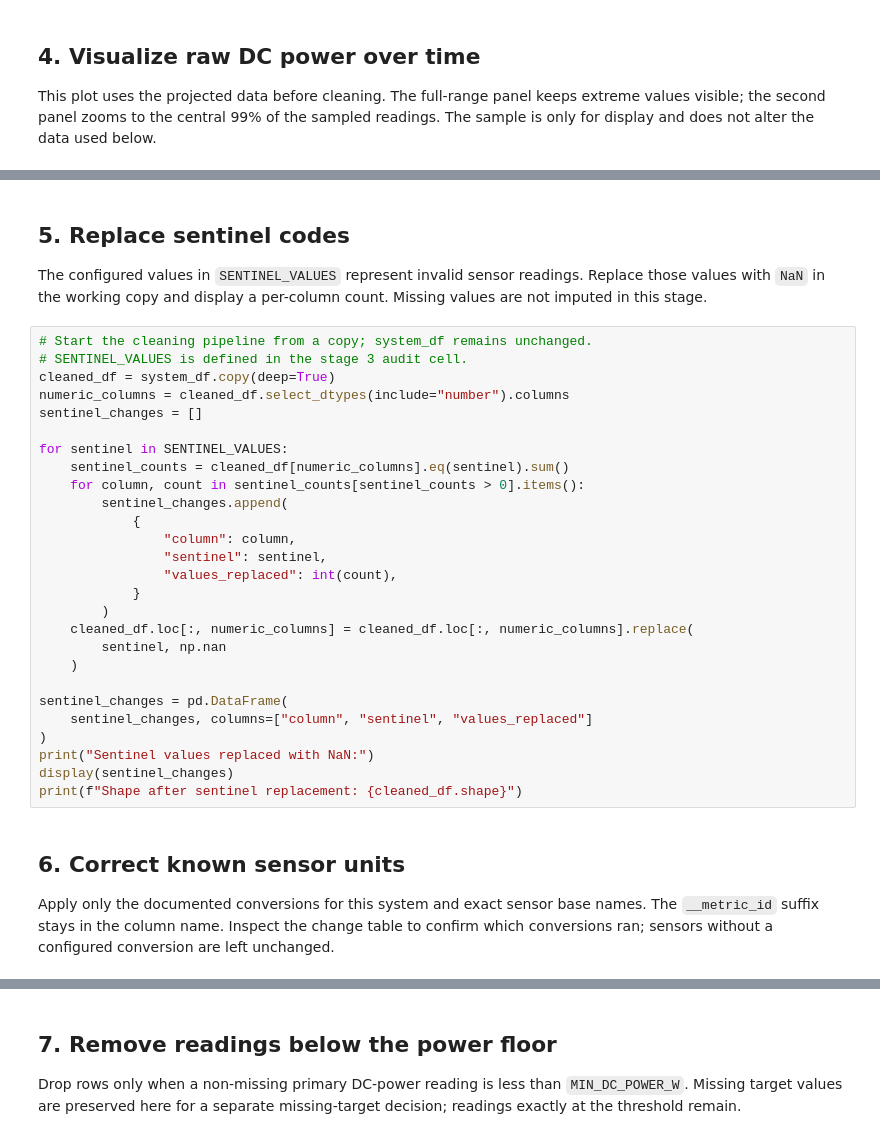
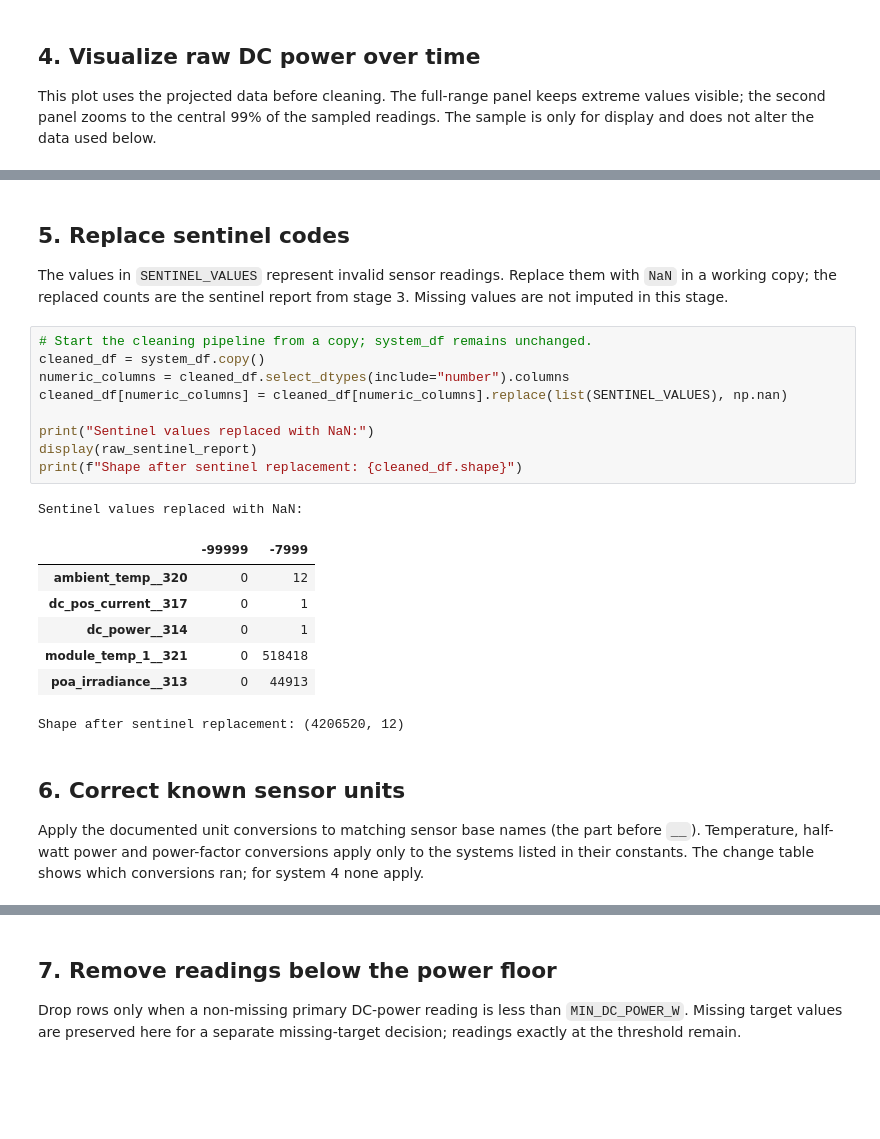
Before and after one commit to dimst2001/solarMl-thesis, a Jupyter notebook: notebooks/1_Data_preproccesing.ipynb, the cells around one changed output, grey strips where cells are left out. Cells and saved outputs as stored; diff of their text form; blank space fills up the shorter version.

```diff
--- a/notebooks/1_Data_preproccesing.ipynb
+++ b/notebooks/1_Data_preproccesing.ipynb
@@ -193,38 +180,29 @@ Plot saved to: /home/raul/Desktop/solar-data-all/thesis/artifacts/metrics/system
 # %% [markdown]
 ## 5. Replace sentinel codes
 
-The configured values in `SENTINEL_VALUES` represent invalid sensor readings. Replace those values with `NaN` in the working copy and display a per-column count. Missing values are not imputed in this stage.
+The values in `SENTINEL_VALUES` represent invalid sensor readings. Replace them with `NaN` in a working copy; the replaced counts are the sentinel report from stage 3. Missing values are not imputed in this stage.
 # %%
 # Start the cleaning pipeline from a copy; system_df remains unchanged.
-# SENTINEL_VALUES is defined in the stage 3 audit cell.
-cleaned_df = system_df.copy(deep=True)
+cleaned_df = system_df.copy()
 numeric_columns = cleaned_df.select_dtypes(include="number").columns
-sentinel_changes = []
+cleaned_df[numeric_columns] = cleaned_df[numeric_columns].replace(list(SENTINEL_VALUES), np.nan)
 
-for sentinel in SENTINEL_VALUES:
-    sentinel_counts = cleaned_df[numeric_columns].eq(sentinel).sum()
-    for column, count in sentinel_counts[sentinel_counts > 0].items():
-        sentinel_changes.append(
-            {
-                "column": column,
-                "sentinel": sentinel,
-                "values_replaced": int(count),
-            }
-        )
-    cleaned_df.loc[:, numeric_columns] = cleaned_df.loc[:, numeric_columns].replace(
-        sentinel, np.nan
-    )
-
-sentinel_changes = pd.DataFrame(
-    sentinel_changes, columns=["column", "sentinel", "values_replaced"]
-)
 print("Sentinel values replaced with NaN:")
-display(sentinel_changes)
+display(raw_sentinel_report)
 print(f"Shape after sentinel replacement: {cleaned_df.shape}")
+# %% [output]
+Sentinel values replaced with NaN:
+|  | -99999 | -7999 |
+| ambient_temp__320 | 0 | 12 |
+| dc_pos_current__317 | 0 | 1 |
+| dc_power__314 | 0 | 1 |
+| module_temp_1__321 | 0 | 518418 |
+| poa_irradiance__313 | 0 | 44913 |
+Shape after sentinel replacement: (4206520, 12)
 # %% [markdown]
 ## 6. Correct known sensor units
 
-Apply only the documented conversions for this system and exact sensor base names. The `__metric_id` suffix stays in the column name. Inspect the change table to confirm which conversions ran; sensors without a configured conversion are left unchanged.
+Apply the documented unit conversions to matching sensor base names (the part before `__`). Temperature, half-watt power and power-factor conversions apply only to the systems listed in their constants. The change table shows which conversions ran; for system 4 none apply.
 # %%
 # System-specific conversion configuration for this stage.
 FAHRENHEIT_SYSTEMS = {34, 35, 1200, 1276, 1277}
```
Also changed, not shown: parts of 17 cells of this notebook, 34 other files.
